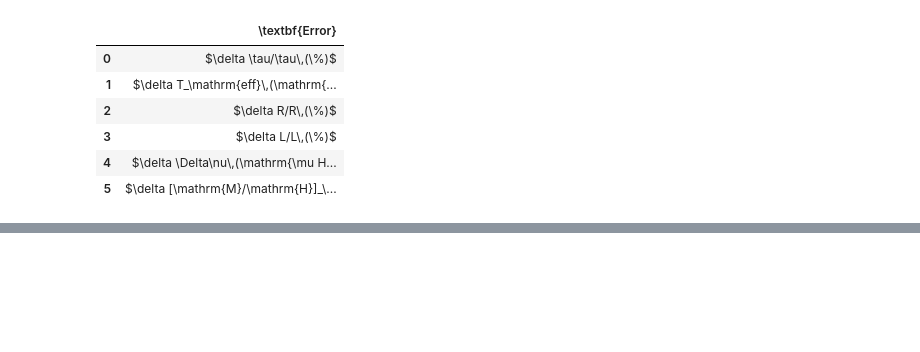
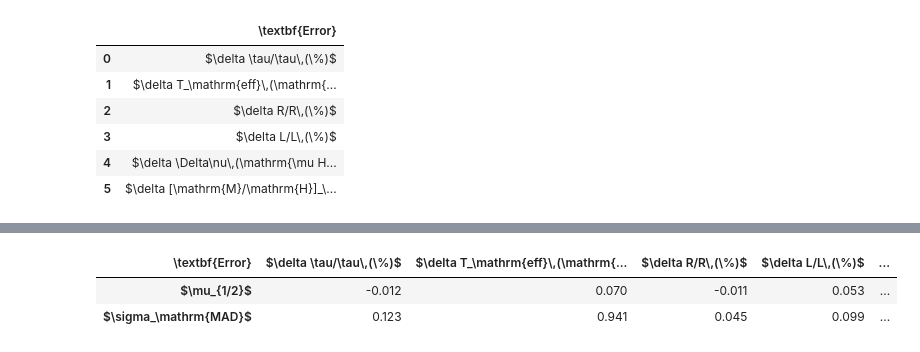
Before and after one commit to alexlyttle/hierarchically-modelling-dwarfs, a Jupyter notebook: training/test.ipynb, the cells around one changed output, grey strips where cells are left out. Saved outputs shown, nothing was run; the diff lists cells and outputs as text; code cells hidden in the pictures; blank space fills up the shorter version.

```diff
--- a/training/test.ipynb
+++ b/training/test.ipynb
@@ -536,3 +538,9 @@ summary.to_csv('test_random.csv')
+# %%
+table
+# %% [output]
+| \textbf{Error} | $\delta \tau/\tau\,(\%)$ | $\delta T_\mathrm{eff}\,(\mathrm{... | $\delta R/R\,(\%)$ | $\delta L/L\,(\%)$ | ... |
+| $\mu_{1/2}$ | -0.012 | 0.070 | -0.011 | 0.053 | ... |
+| $\sigma_\mathrm{MAD}$ | 0.123 | 0.941 | 0.045 | 0.099 | ... |
 # %%
 with open('../paper/test_random.tex', 'w') as file:
     with pd.option_context("max_colwidth", 1000):
```
Also changed, not shown: parts of 18 cells of this notebook, 3 other files.
